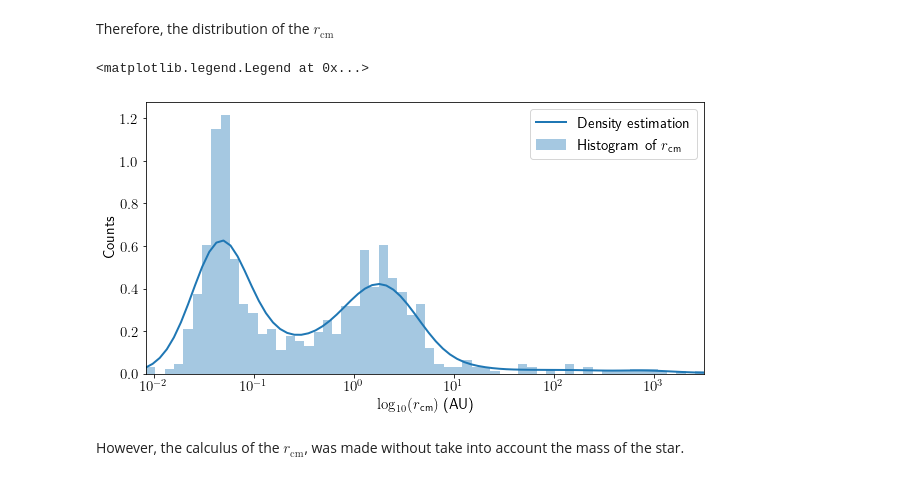
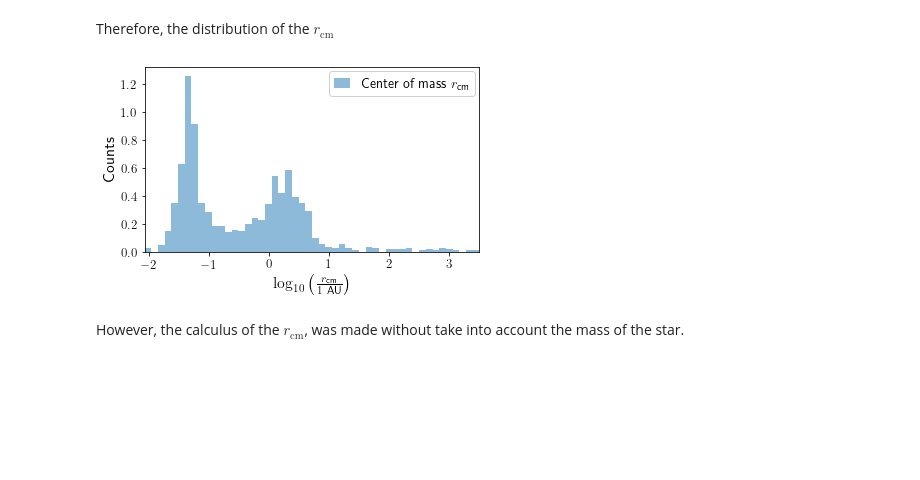
Before and after one commit to fjbautistas/Mixture_Gaussian_CM_of_Planets, a Jupyter notebook: Clasification.ipynb, the cells around one changed output. Cells and saved outputs as stored; diff of their text form; code cells hidden in the pictures; blank space fills up the shorter version.

```diff
--- a/Clasification.ipynb
+++ b/Clasification.ipynb
@@ -32,10 +32,13 @@ from sklearn.mixture import GaussianMixture
 import matplotlib.pyplot as plt
 import seaborn as sb
 from matplotlib import rc, cm, rcParams
+%matplotlib inline
 
-rcParams['text.latex.preamble']=[r"\usepackage{amsmath}"]
-rc('text', usetex=True)
-%matplotlib inline
+plt.style.use('./figures/img.mplstyle')
+
+import matplotlib as mpl
+mpl.rcParams['text.usetex'] = True
+mpl.rcParams['text.latex.preamble'] = [r'\usepackage{amsmath}', r'\usepackage{wasysym}']
 # %% [markdown]
 
 Now, the data is read (only mass and semi major axis with their uncertainties).
@@ -193,29 +186,23 @@ CoM=CoM(data);#CoM
 Therefore, the distribution of the $r_\text{cm}$
 # %%
 #histogram
-lat=15
-
 x=CoM.Center_of_Mass.values
 
-fig, ax = plt.subplots(1, 1, figsize=(10, 5))
+fig, ax = plt.subplots(1, 1, figsize=(6, 3.4))
 
-ax = sb.distplot(np.log10(x), bins=60, label=r"Histogram of $r_\text{cm}$",
-                kde_kws={"lw": 2, "label": r"Density estimation"})
-
-ax.set_xticklabels([r'$10^{-3}$',r'$10^{-2}$',r'$10^{-1}$',r'$10^{0}$',
-                    r'$10^{1}$',r'$10^{2}$',r'$10^{3}$'])#,
+ax.hist(np.log10(x), bins=50, label=r"Center of mass $r_\text{cm}$",
+        alpha=.5, density=True)
+#ax.set_xticklabels([r'$10^{-3}$',r'$10^{-2}$',r'$10^{-1}$',r'$10^{0}$',
+#                    r'$10^{1}$',r'$10^{2}$',r'$10^{3}$'])#,
 #                    r'$10^{3}$',r'$10^{4}$'])
-
 ax.set(xlim=(np.log10(x).min(),np.log10(x).max()))
 
-plt.xlabel(r"$\log_{10}(r_\text{cm})$ (AU)", fontsize=lat)
-plt.ylabel(r"Counts", fontsize=lat)
-ax.tick_params(labelsize=lat)
-plt.legend(fontsize=lat)
-#plt.savefig("figures/CMhist.pdf",bbox_inches='tight')
+plt.xlabel(r"$\log_{10}\left(\frac{r_\text{cm}}{1\ \text{AU}}\right)$")
+plt.ylabel(r"Counts")
+plt.legend()
+plt.savefig("figures/CMhist.pdf",bbox_inches='tight')
 # %% [output]
-<matplotlib.legend.Legend at 0x...>
-[figure, old version]
+[figure, new version]
 # %% [markdown]
 However, the calculus of the $r_\text{cm}$, was made without take into account the mass of the star.
 # %% [markdown]
```
Also changed, not shown: parts of 5 cells of this notebook, 6 other files.
